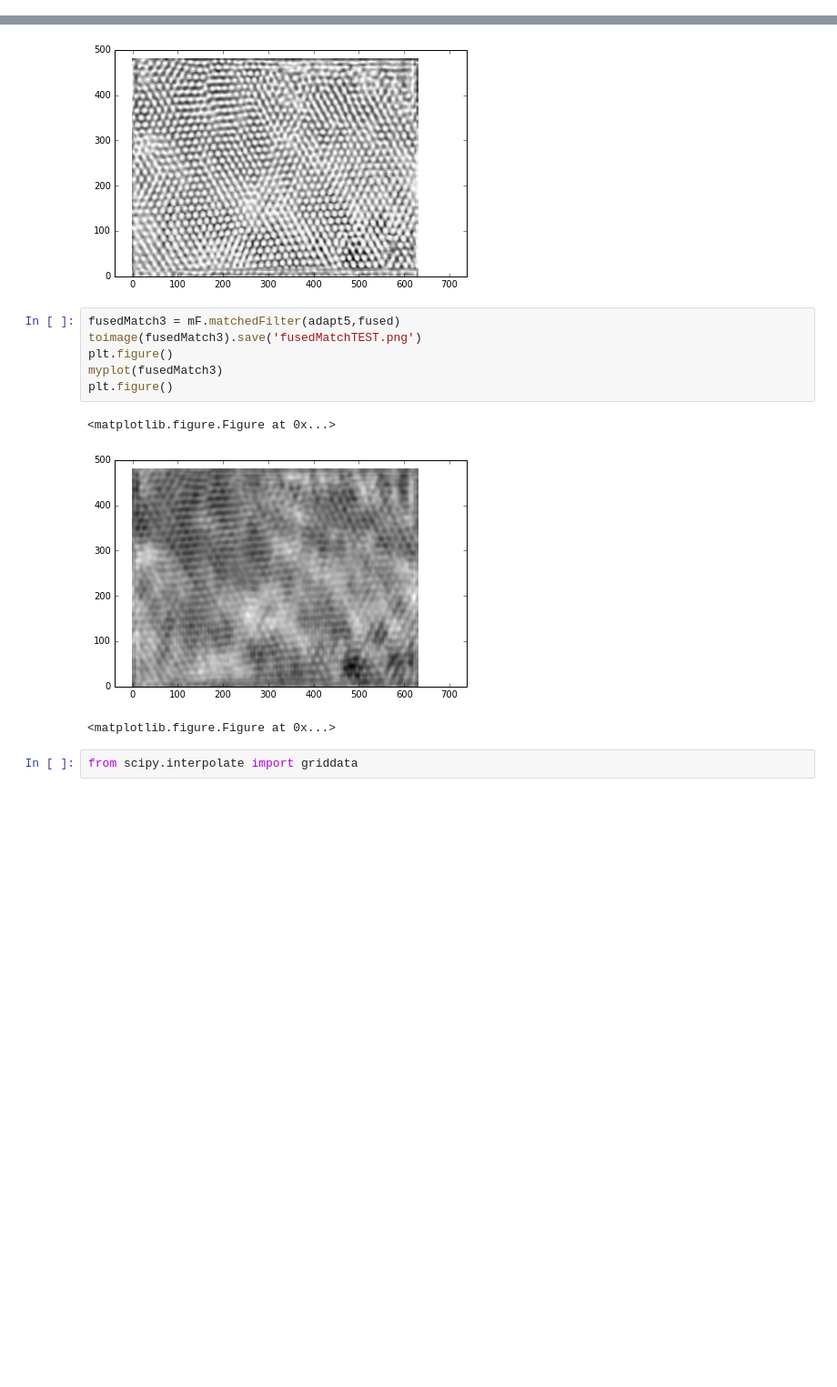
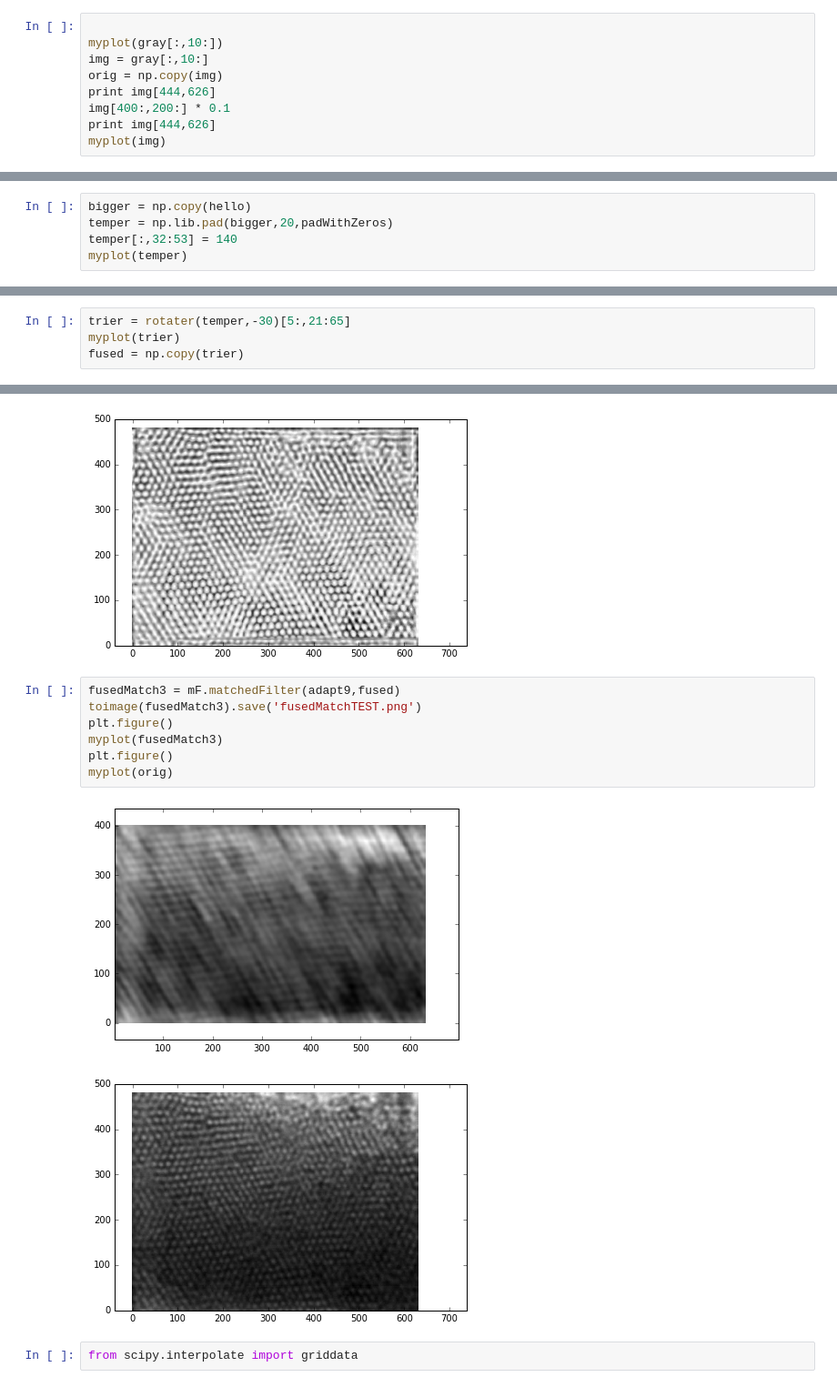
Before and after one commit to huskeypm/sparkdetection, a Jupyter notebook: roc/Real_ROC.ipynb, the cells around one changed output, grey strips where cells are left out. Shown at 91% size. Cells and saved outputs as stored; diff of their text form; blank space fills up the shorter version.

```diff
--- a/roc/Real_ROC.ipynb
+++ b/roc/Real_ROC.ipynb
@@ -193,0 +186,9 @@ img = gray[:,10:]
+# %%
+
+myplot(gray[:,10:])
+img = gray[:,10:]
+orig = np.copy(img)
+print img[444,626]
+img[400:,200:] * 0.1
+print img[444,626]
+myplot(img)
@@ -291,3 +317,8 @@ fused = hello
 myplot(fused)
 # %% [output]
 [figure]
+# %%
+bigger = np.copy(hello)
+temper = np.lib.pad(bigger,20,padWithZeros)
+temper[:,32:53] = 140
+myplot(temper)
@@ -293,0 +329,4 @@ myplot(fused)
+# %%
+trier = rotater(temper,-30)[5:,21:65]
+myplot(trier)
+fused = np.copy(trier)
@@ -430,15 +444,15 @@ myplot(adapt5)
 # %% [output]
 [figure]
 # %%
-fusedMatch3 = mF.matchedFilter(adapt5,fused)
+fusedMatch3 = mF.matchedFilter(adapt9,fused)
 toimage(fusedMatch3).save('fusedMatchTEST.png')
 plt.figure()
 myplot(fusedMatch3)
 plt.figure()
+myplot(orig)
 # %% [output]
-<matplotlib.figure.Figure at 0x...>
-[figure, old version]
+[figure, new version]
-<matplotlib.figure.Figure at 0x...>
+[figure, added]
 # %%
 from scipy.interpolate import griddata
 # %%
```
Also changed, not shown: parts of 29 cells of this notebook, 2 other files.
